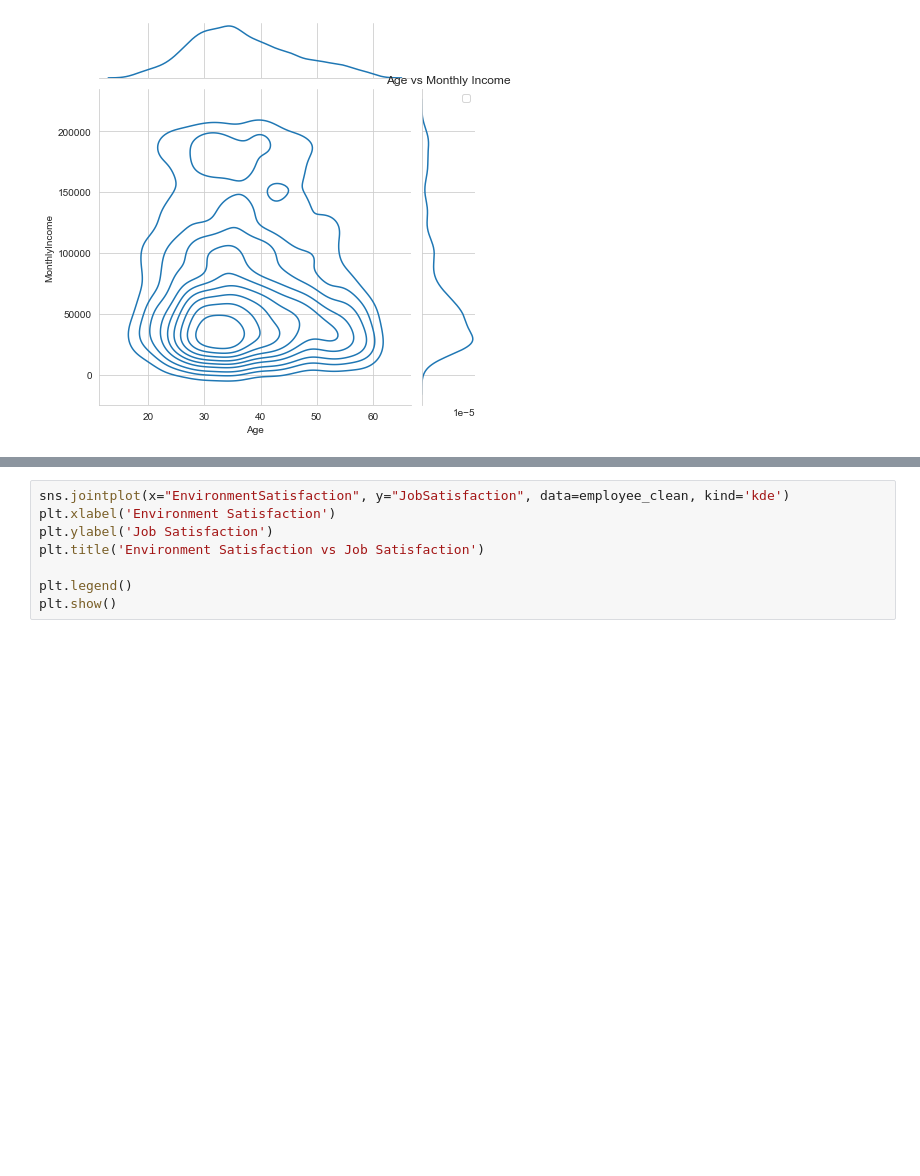
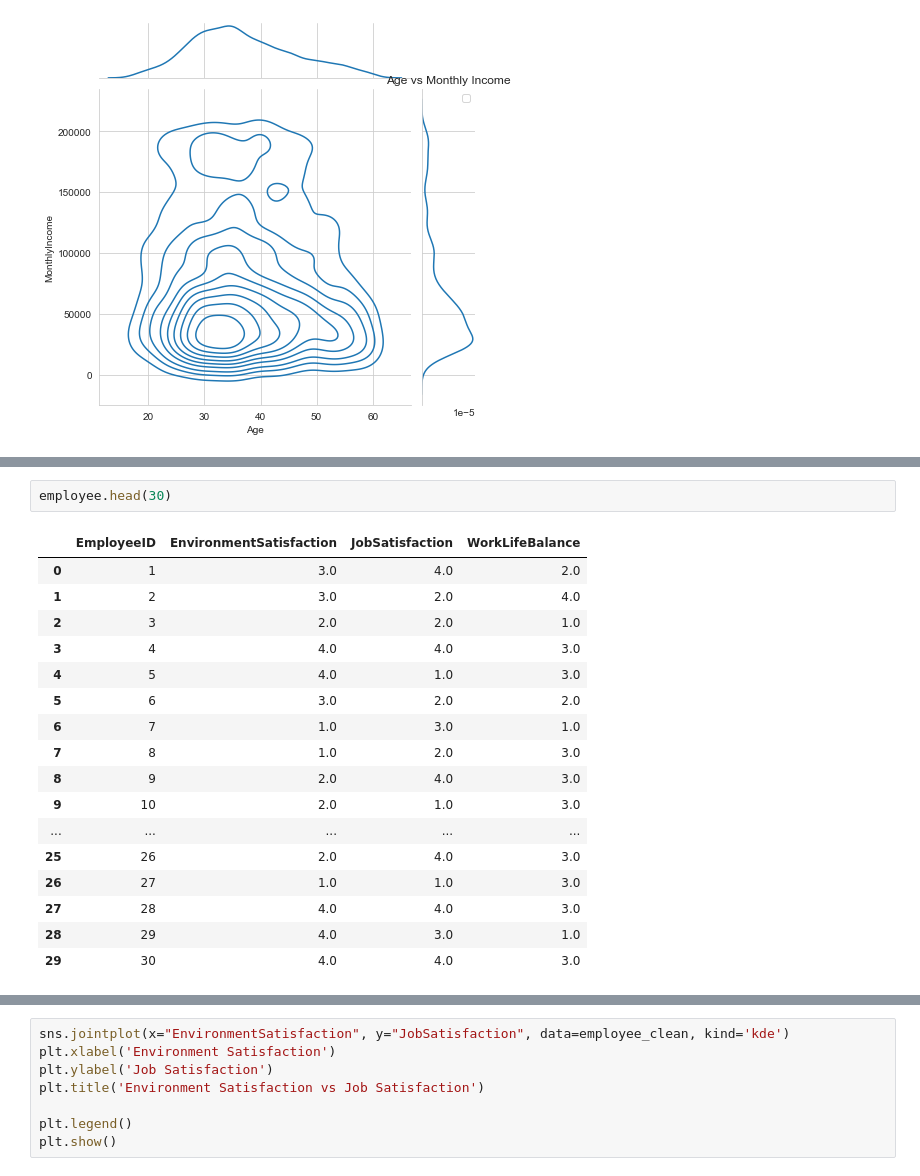
Before and after one commit to JamesLi197412/HR-Analytics, a Jupyter notebook: HRAnalytics.ipynb, the cells around one changed output, grey strips where cells are left out. Saved outputs shown, nothing was run; the diff lists cells and outputs as text; blank space fills up the shorter version.

```diff
--- a/HRAnalytics.ipynb
+++ b/HRAnalytics.ipynb
@@ -368 +448,21 @@ No artists with labels found to put in legend.  Note that artists whose label st
+# %%
+employee.head(30)
+# %% [output]
+|  | EmployeeID | EnvironmentSatisfaction | JobSatisfaction | WorkLifeBalance |
+| 0 | 1 | 3.0 | 4.0 | 2.0 |
+| 1 | 2 | 3.0 | 2.0 | 4.0 |
+| 2 | 3 | 2.0 | 2.0 | 1.0 |
+| 3 | 4 | 4.0 | 4.0 | 3.0 |
+| 4 | 5 | 4.0 | 1.0 | 3.0 |
+| 5 | 6 | 3.0 | 2.0 | 2.0 |
+| 6 | 7 | 1.0 | 3.0 | 1.0 |
+| 7 | 8 | 1.0 | 2.0 | 3.0 |
+| 8 | 9 | 2.0 | 4.0 | 3.0 |
+| 9 | 10 | 2.0 | 1.0 | 3.0 |
+| ... | ... | ... | ... | ... |
+| 25 | 26 | 2.0 | 4.0 | 3.0 |
+| 26 | 27 | 1.0 | 1.0 | 3.0 |
+| 27 | 28 | 4.0 | 4.0 | 3.0 |
+| 28 | 29 | 4.0 | 3.0 | 1.0 |
+| 29 | 30 | 4.0 | 4.0 | 3.0 |
 # %%
```
Also changed, not shown: parts of 22 cells of this notebook, 13 other files.
